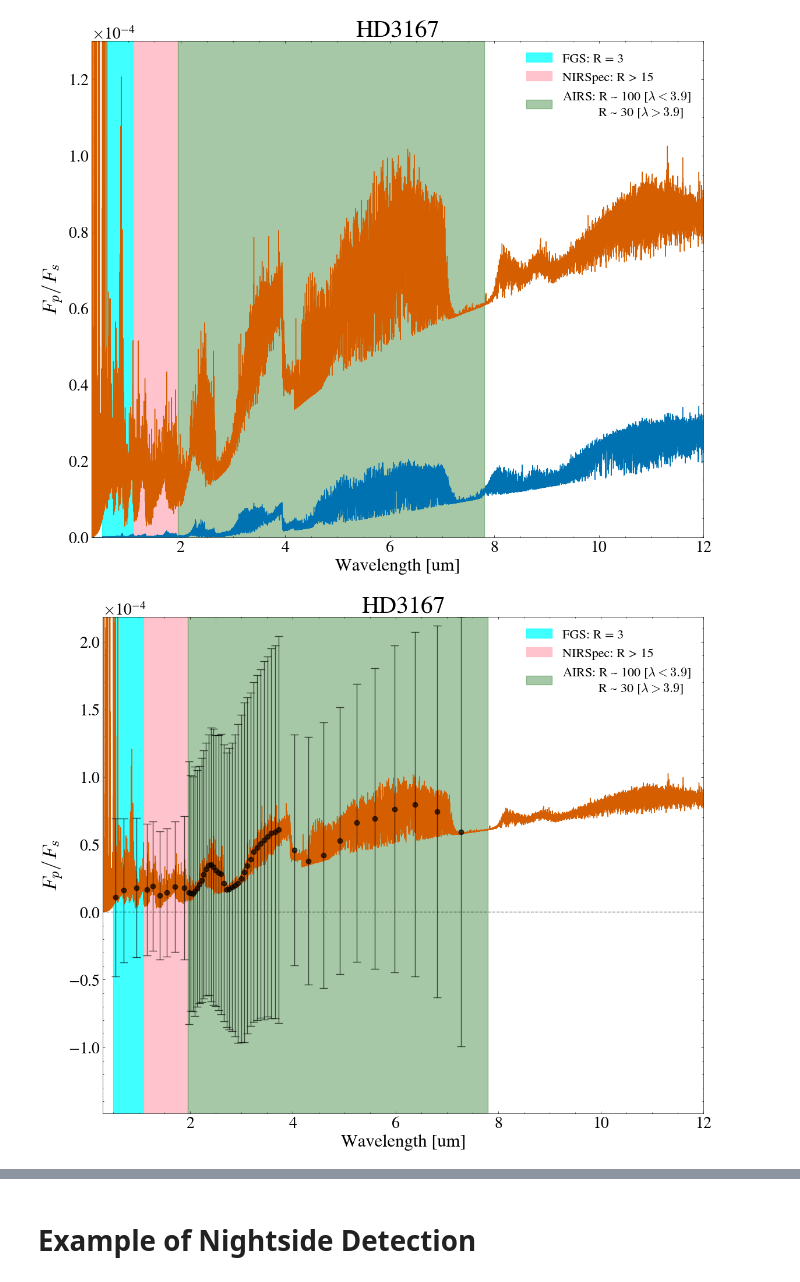
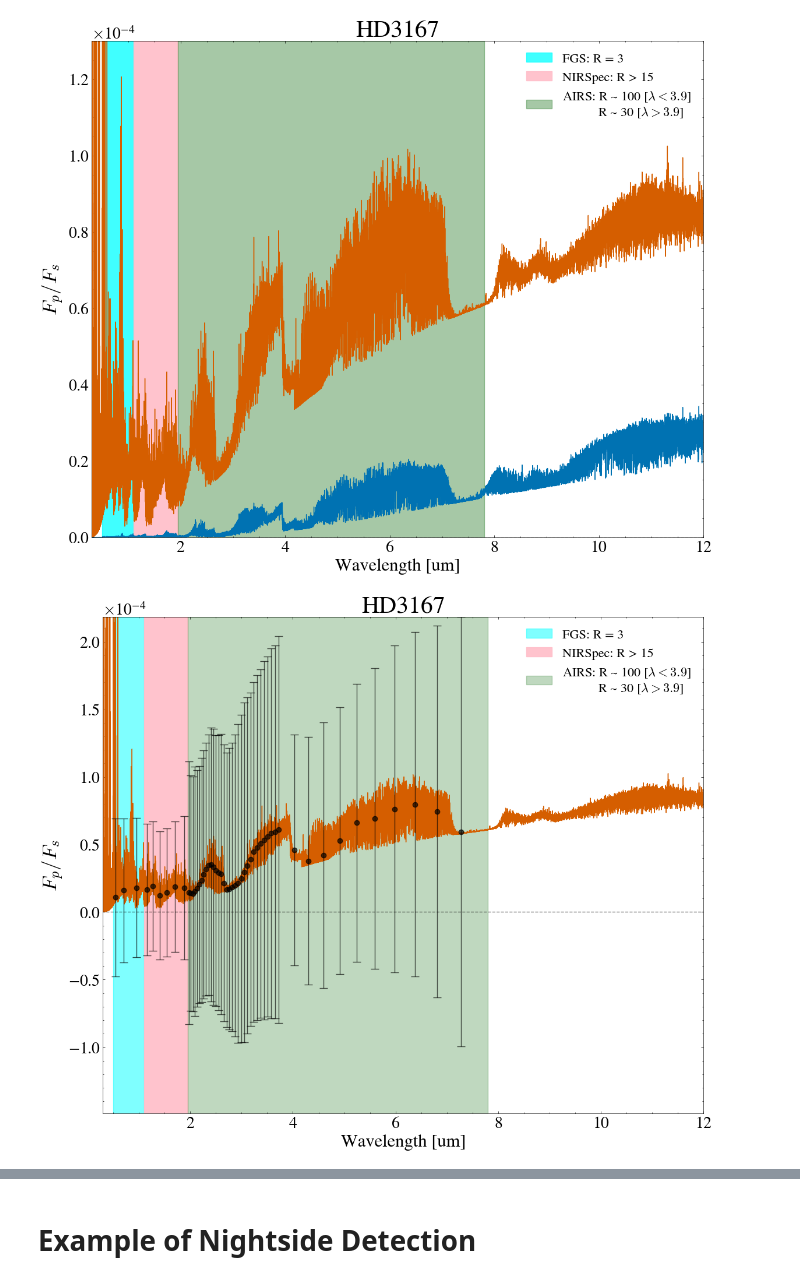
Before and after one commit to lorlo9999/MasterThesis, a Jupyter notebook: thesis-plots.ipynb, the cells around one changed output, grey strips where cells are left out. Drawn from its saved outputs; the diff is of its cells as text; code cells hidden in the pictures.

```diff
--- a/thesis-plots.ipynb
+++ b/thesis-plots.ipynb
@@ -1112,33 +1112,33 @@ for folder in os.listdir(f"PLANETS/{name}/"):
 
     plt.ticklabel_format(axis='y', style='sci', scilimits=(0, 0))
     plt.errorbar(output[0], output[1], yerr=noise/np.sqrt(N)*sigma, capsize=5, fmt='o', color='black', alpha=0.67)
     #plt.errorbar(output_t[0], output_t[1], yerr=noise/np.sqrt(N)*sigma, capsize=5, fmt='o', color='black', alpha=0.67)
 
     #plt.axvspan(0.5,1.1, color='cyan', alpha=0.75, zorder=0, label = 'FGS: R = 3')
     #plt.axvspan(1.1,1.95, color = 'pink', alpha=0.95, zorder=0, label = 'NIRSpec: R > 15')
     #plt.axvspan(1.95,7.8, color = 'darkgreen', alpha=0.35, zorder=0, label = 'AIRS: R ~ 100 [$\lambda<3.9$] \n           R ~ 30 [$\lambda>3.9$]')
 
     #plt.ticklabel_format(axis='y', style='sci', scilimits=(0, 0))
-    plt.axvspan(0.5,1.1, color='cyan', alpha=0.75, zorder=0, label = 'FGS: R = 3')
+    plt.axvspan(0.5,1.1, color='cyan', alpha=0.5, zorder=0, label = 'FGS: R = 3')
     plt.axvspan(1.1,1.95, color = 'pink', alpha=0.95, zorder=0, label = 'NIRSpec: R > 15')
-    plt.axvspan(1.95,7.8, color = 'darkgreen', alpha=0.35, zorder=0, label = 'AIRS: R ~ 100 [$\lambda<3.9$] \n           R ~ 30 [$\lambda>3.9$]')
+    plt.axvspan(1.95,7.8, color = 'darkgreen', alpha=0.25, zorder=0, label = 'AIRS: R ~ 100 [$\lambda<3.9$] \n           R ~ 30 [$\lambda>3.9$]')
 
     plt.xlabel("Wavelength [um]")
     plt.ylabel(r"$F_p/F_s$",fontsize=25)
     #plt.xscale("log")
     plt.xlim(0.3, 12)
     #plt.ylim(0,0.00013)
     plt.title(f"{name}",fontsize=30) #- {N} eclipses - Integration time: {time:.2f} hours")
     plt.tight_layout()
     plt.hlines(y=0, xmin = -1, xmax = 12, color='black', linestyle='--', alpha=0.5)
     #plt.yscale("log")
     plt.legend(loc='upper right')
     plt.grid(False)
 
     savefig(f'thesis-plots/{name}_emission_comparison_with_noise.pdf', format='pdf')
 
     show()
     close()
     break
 # %% [output]
-[figure, old version]
+[figure, new version]
```
Also changed, not shown: parts of 5 cells of this notebook, 2 other files.
